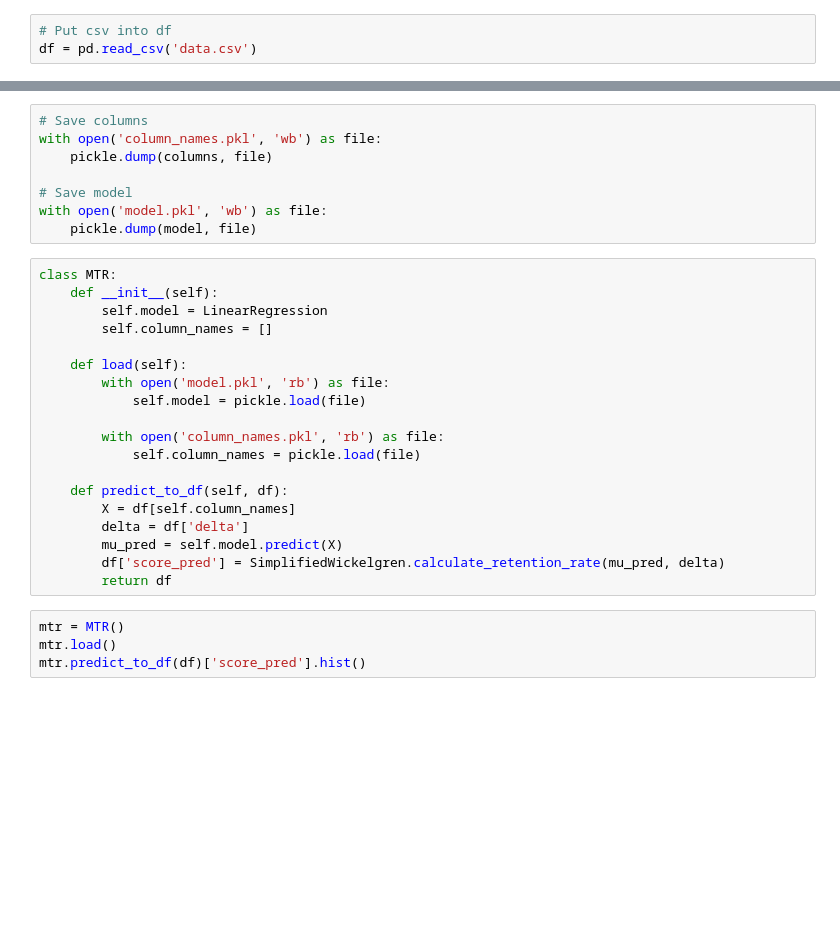
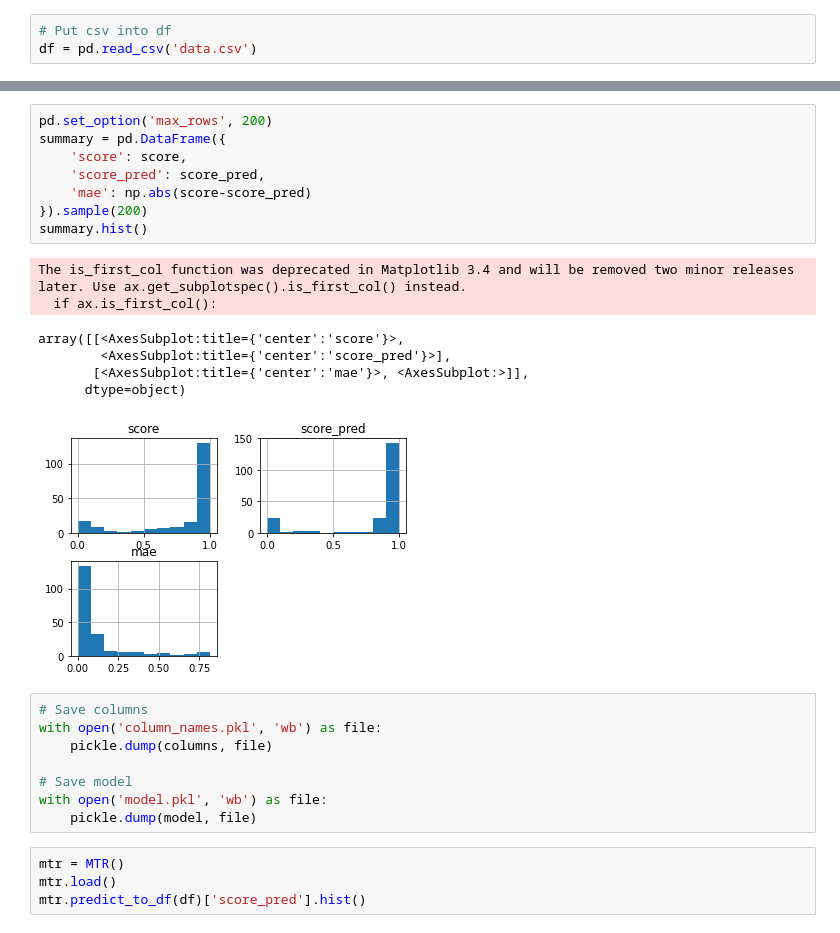
Before and after one commit to csalg/lomb, a Jupyter notebook: backend/src/slices/probabilities/model fit.ipynb, the cells around one changed output, grey strips where cells are left out. Drawn from its saved outputs; the diff is of its cells as text; blank space fills up the shorter version.

```diff
--- a/backend/src/slices/probabilities/model fit.ipynb
+++ b/backend/src/slices/probabilities/model fit.ipynb
@@ -35,3 +102,19 @@ score_pred.hist()
+# %%
+pd.set_option('max_rows', 200)
+summary = pd.DataFrame({
+    'score': score,
+    'score_pred': score_pred,
+    'mae': np.abs(score-score_pred)
+}).sample(200)
+summary.hist()
+# %% [output]
+The is_first_col function was deprecated in Matplotlib 3.4 and will be removed two minor releases later. Use ax.get_subplotspec().is_first_col() instead.
+  if ax.is_first_col():
+array([[<AxesSubplot:title={'center':'score'}>,
+        <AxesSubplot:title={'center':'score_pred'}>],
+       [<AxesSubplot:title={'center':'mae'}>, <AxesSubplot:>]],
+      dtype=object)
+[figure, added]
 # %%
 # Save columns
 with open('column_names.pkl', 'wb') as file:
@@ -40,25 +123,6 @@ with open('column_names.pkl', 'wb') as file:
 # Save model
 with open('model.pkl', 'wb') as file:
     pickle.dump(model, file)
-# %%
-class MTR:
-    def __init__(self):
-        self.model = LinearRegression
-        self.column_names = []
-
-    def load(self):
-        with open('model.pkl', 'rb') as file:
-            self.model = pickle.load(file)
-
-        with open('column_names.pkl', 'rb') as file:
-            self.column_names = pickle.load(file)
-
-    def predict_to_df(self, df):
-        X = df[self.column_names]
-        delta = df['delta']
-        mu_pred = self.model.predict(X)
-        df['score_pred'] = SimplifiedWickelgren.calculate_retention_rate(mu_pred, delta)
-        return df
 # %%
 mtr = MTR()
 mtr.load()
```
Also changed, not shown: parts of 11 cells of this notebook, 3 other files.
